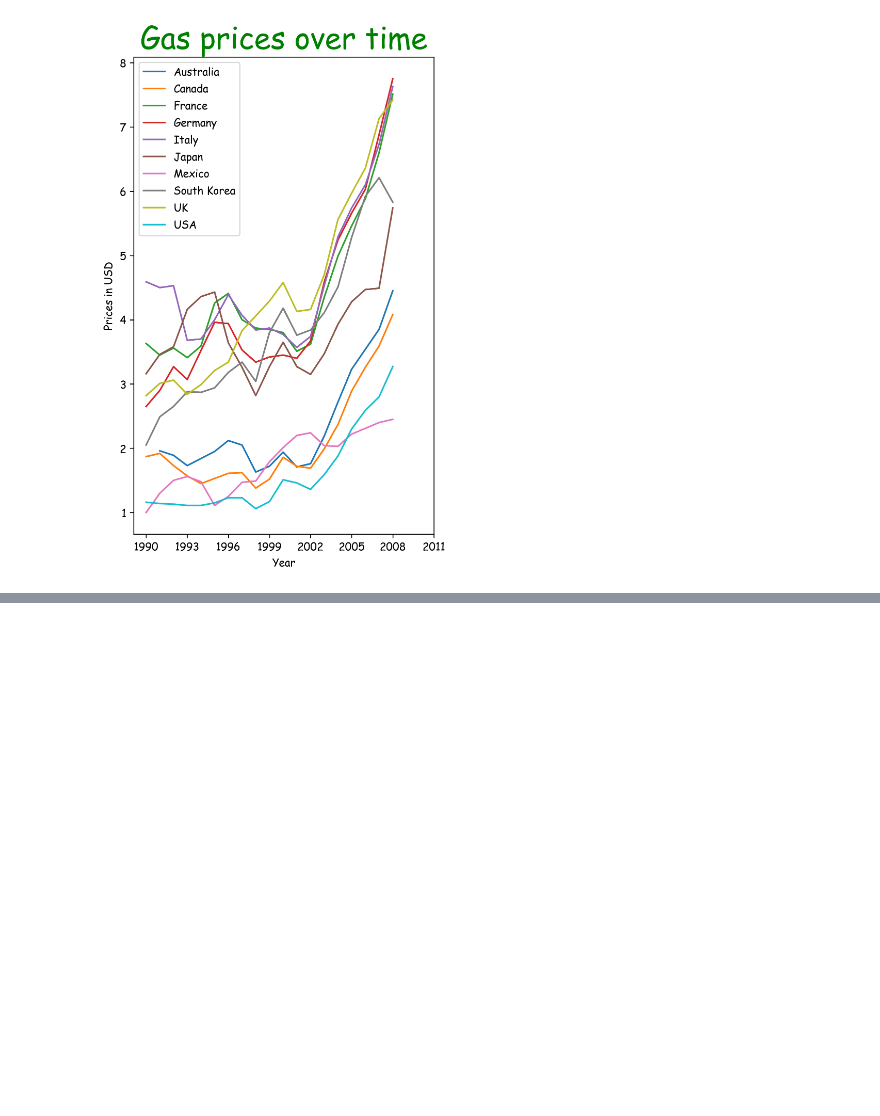
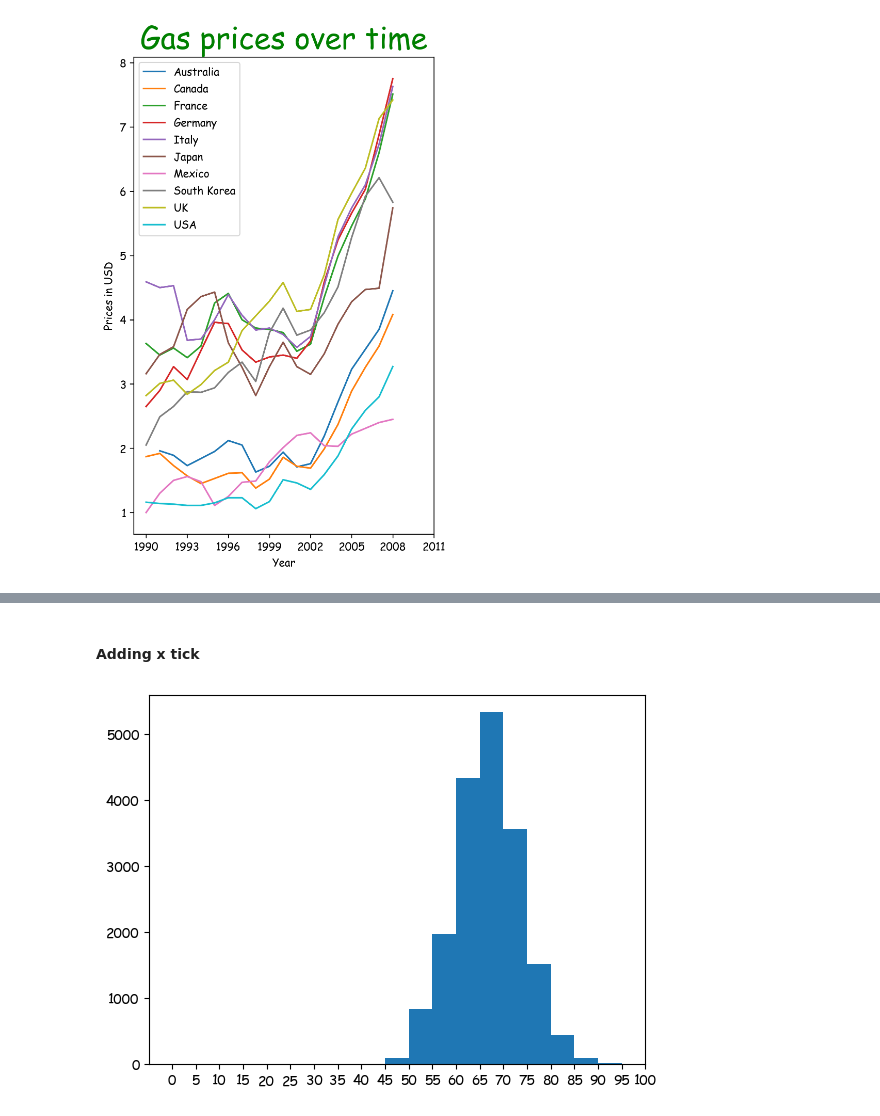
Before and after one commit to whoseunassailable/understanding_of_matplotlib, a Jupyter notebook: understanding_matplotlib.ipynb, the cells around one changed output, grey strips where cells are left out. Cells and saved outputs as stored; diff of their text form; code cells hidden in the pictures; blank space fills up the shorter version.

```diff
--- a/understanding_matplotlib.ipynb
+++ b/understanding_matplotlib.ipynb
@@ -474,0 +505,12 @@ plt.show()
+# %% [markdown]
+#### Adding x tick
+# %%
+bins = np.arange(0,100,5)
+
+plt.hist(fifa.Overall, bins = bins)
+
+plt.xticks(bins.tolist() + [100]) # Using xtick() to add the range value properly
+
+plt.show()
+# %% [output]
+[figure, added]
```
Also changed, not shown: parts of 6 cells of this notebook.
